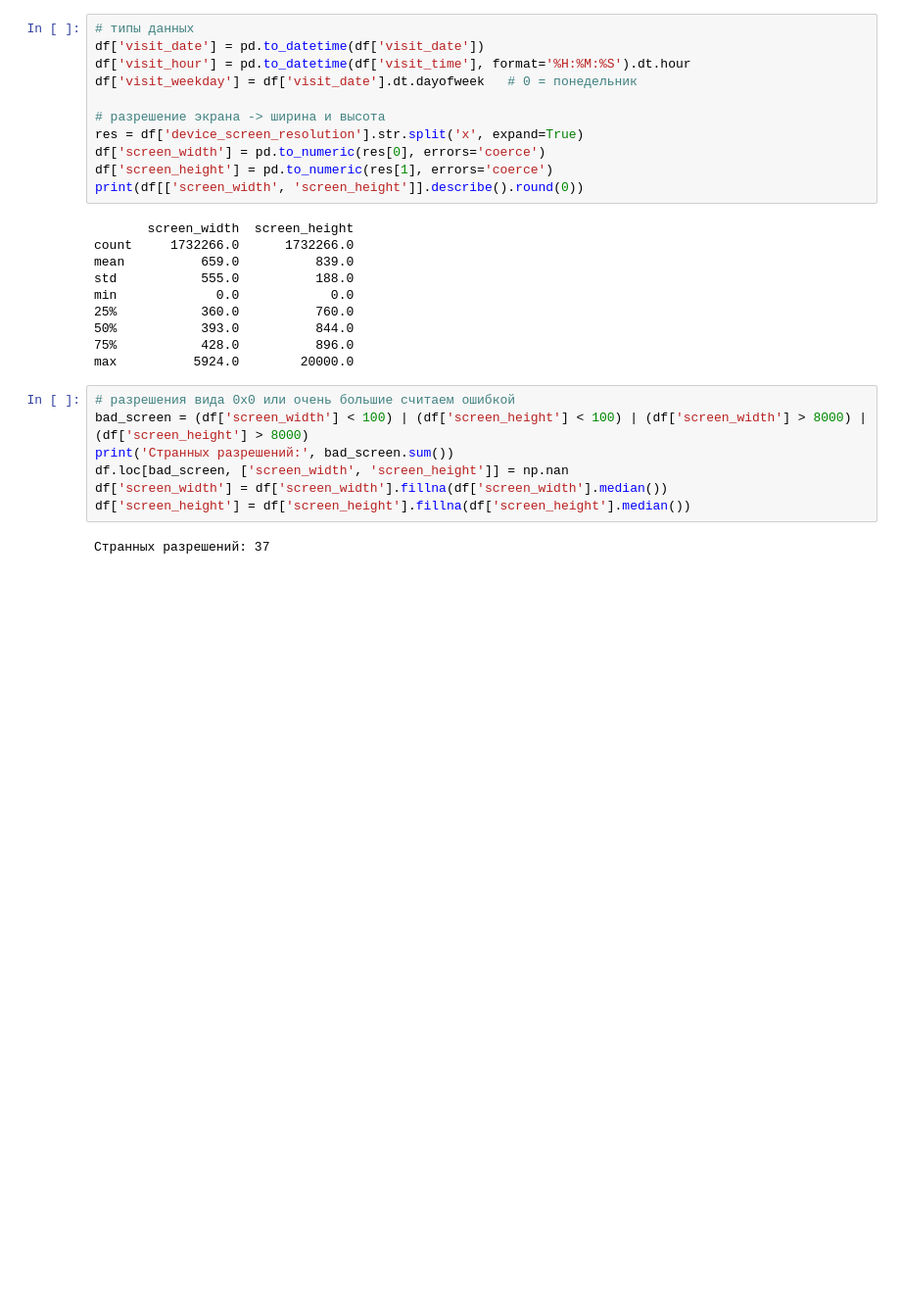
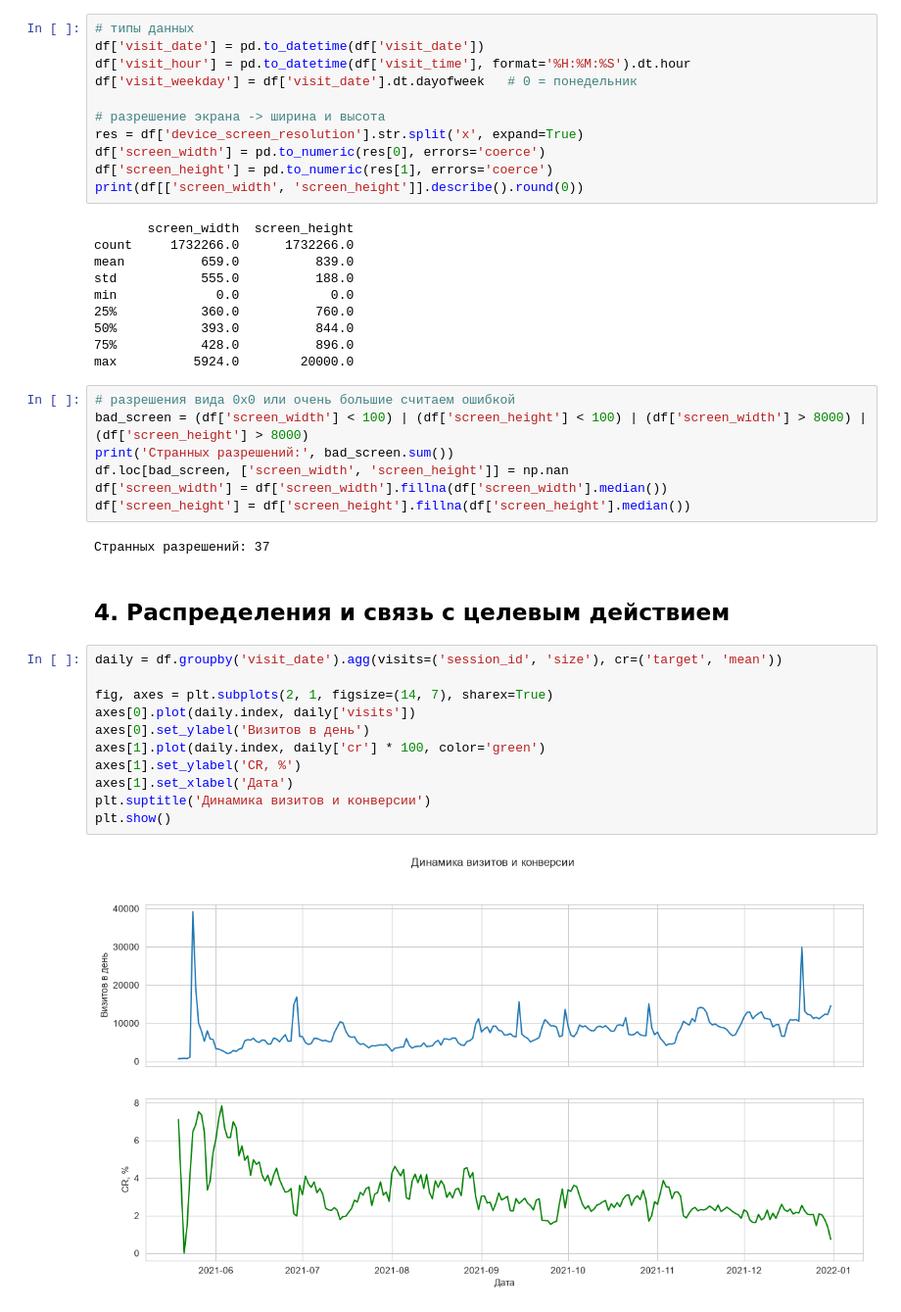
Before and after one commit to Alikonchik-Kaedahara/sber_auto_subscription, a Jupyter notebook: 01_EDA.ipynb, the cells around one changed output. Shown at 98% size. Cells and saved outputs as stored; diff of their text form; blank space fills up the shorter version.

Commit message:
eda plots

```diff
--- a/01_EDA.ipynb
+++ b/01_EDA.ipynb
@@ -299,3 +299,18 @@ df['screen_width'] = df['screen_width'].fillna(df['screen_width'].median())
 df['screen_height'] = df['screen_height'].fillna(df['screen_height'].median())
 # %% [output]
 Странных разрешений: 37
+# %% [markdown]
+## 4. Распределения и связь с целевым действием
+# %%
+daily = df.groupby('visit_date').agg(visits=('session_id', 'size'), cr=('target', 'mean'))
+
+fig, axes = plt.subplots(2, 1, figsize=(14, 7), sharex=True)
+axes[0].plot(daily.index, daily['visits'])
+axes[0].set_ylabel('Визитов в день')
+axes[1].plot(daily.index, daily['cr'] * 100, color='green')
+axes[1].set_ylabel('CR, %')
+axes[1].set_xlabel('Дата')
+plt.suptitle('Динамика визитов и конверсии')
+plt.show()
+# %% [output]
+[figure, added]
```
Also changed, not shown: parts of 9 cells of this notebook.
